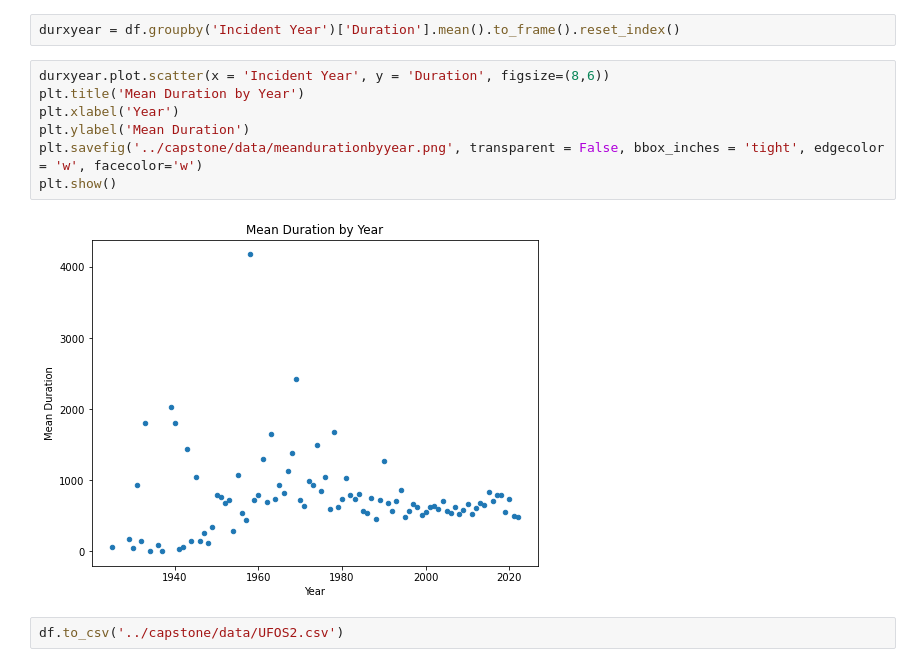
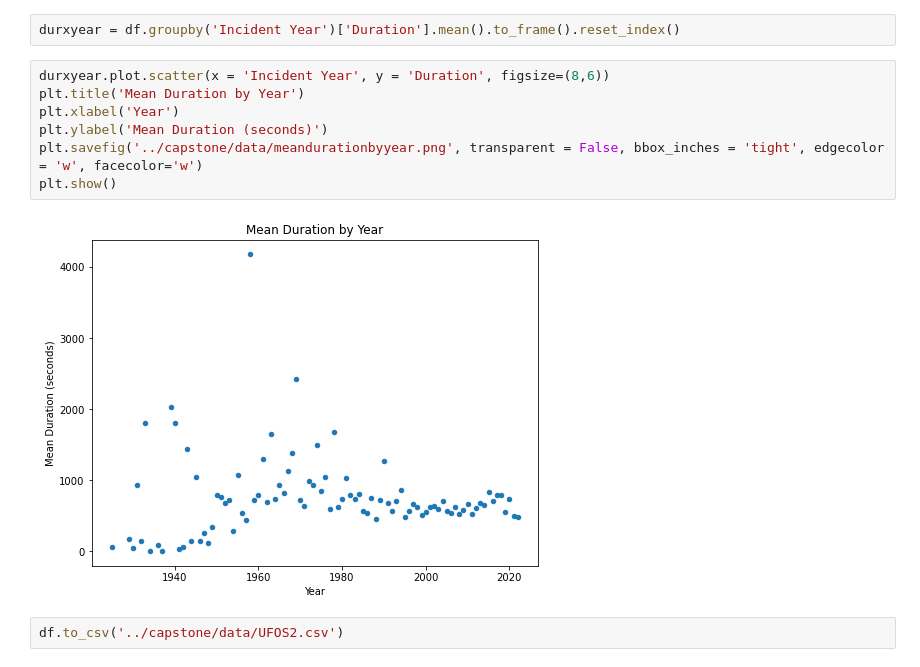
Before and after one commit to ColinSandidge/capstone, a Jupyter notebook: UFO_webscrape.ipynb, the cells around one changed output. Cells and saved outputs as stored; diff of their text form.

```diff
--- a/UFO_webscrape.ipynb
+++ b/UFO_webscrape.ipynb
@@ -796,12 +796,12 @@ durxyear = df.groupby('Incident Year')['Duration'].mean().to_frame().reset_index
 # %%
 durxyear.plot.scatter(x = 'Incident Year', y = 'Duration', figsize=(8,6))
 plt.title('Mean Duration by Year')
 plt.xlabel('Year')
-plt.ylabel('Mean Duration')
+plt.ylabel('Mean Duration (seconds)')
 plt.savefig('../capstone/data/meandurationbyyear.png', transparent = False, bbox_inches = 'tight', edgecolor = 'w', facecolor='w')
 plt.show()
 # %% [output]
-[figure, old version]
+[figure, new version]
 # %%
 df.to_csv('../capstone/data/UFOS2.csv')
 # %%
```
Also changed, not shown: parts of 4 cells of this notebook.
